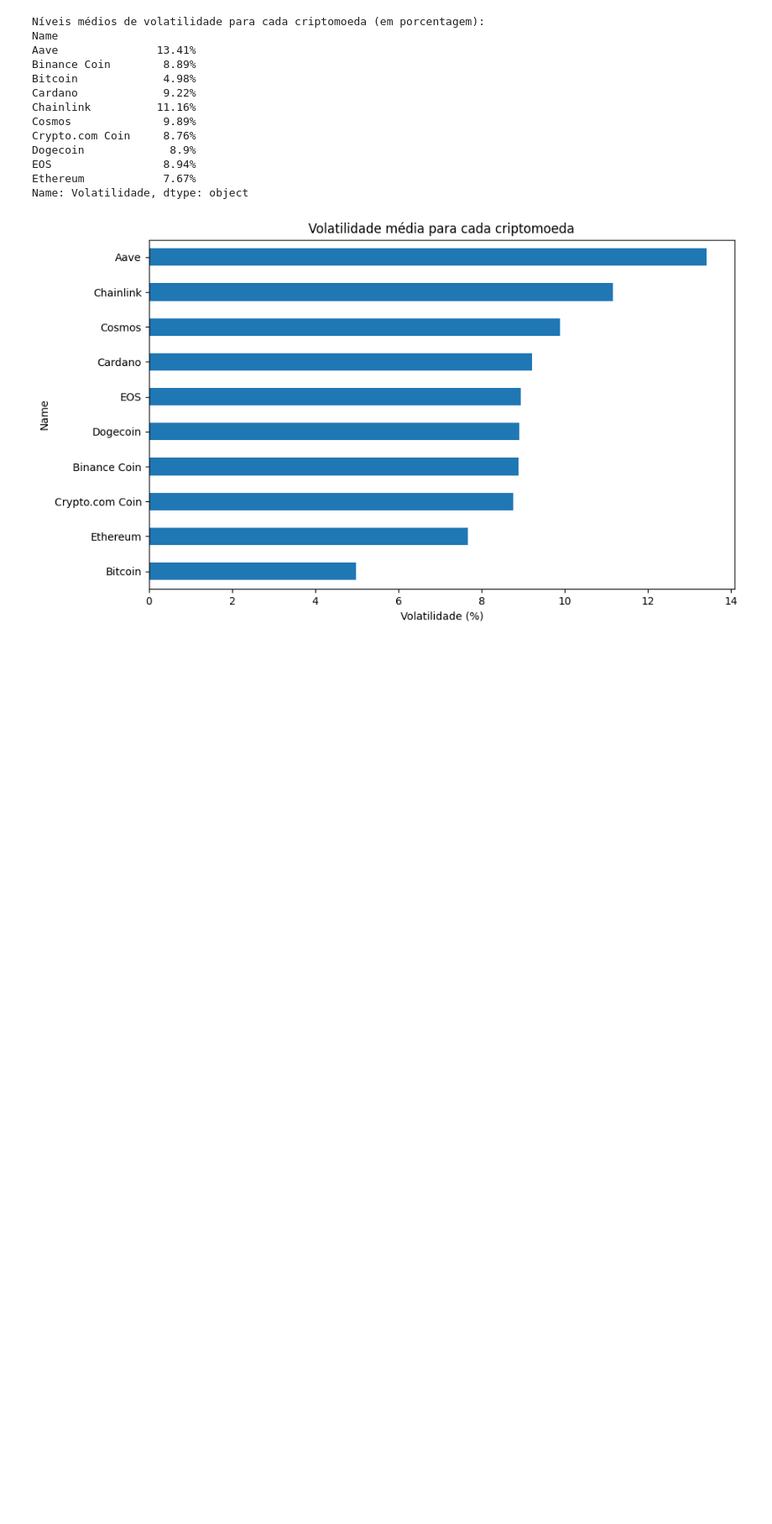
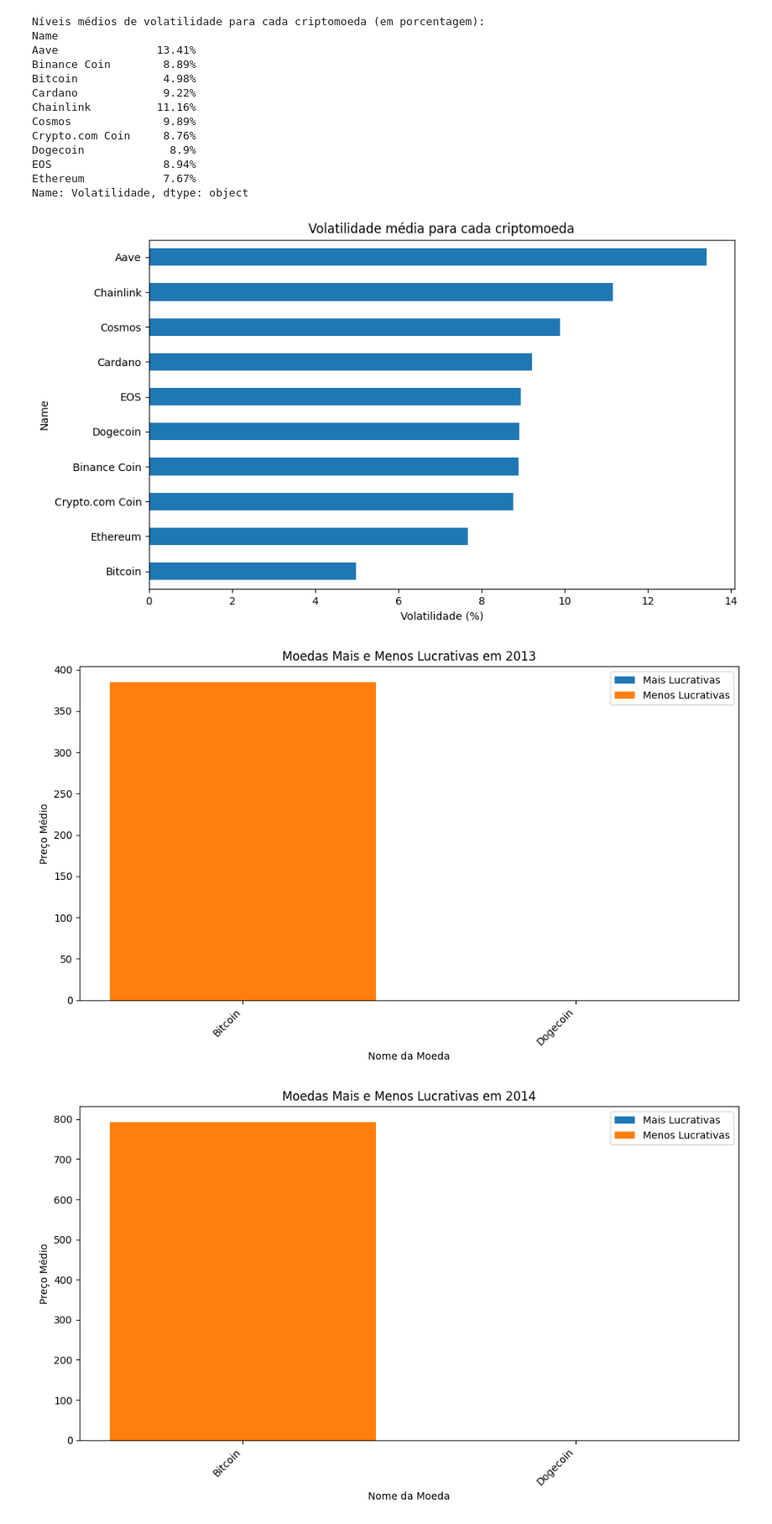
Before and after one commit to samgomes0305/Quantum-Group-of-Funds, a Jupyter notebook: default_file.ipynb, the cells around one changed output. Shown at 84% size. Saved outputs shown, nothing was run; the diff lists cells and outputs as text; code cells hidden in the pictures; blank space fills up the shorter version.

```diff
--- a/default_file.ipynb
+++ b/default_file.ipynb
@@ -217,3 +217,45 @@ EOS                 8.94%
 Ethereum            7.67%
 Name: Volatilidade, dtype: object
 [figure]
+# %%
+# Corrigir a coluna de nome da moeda
+df.rename(columns={'Name': 'Coin Name'}, inplace=True)
+
+df['Date'] = pd.to_datetime(df['Date'])
+
+# Calcular o preço com base em outras colunas (substitua por seu cálculo real)
+df['Price'] = df['Open'] + df['Close'] / 2
+
+# Criar um novo DataFrame com o ano, nome da moeda e a média da coluna 'Preço' para cada ano
+df_year = df.groupby([df['Date'].dt.year, df['Coin Name']])['Price'].mean().reset_index()
+
+# Definir o número de moedas top e bottom
+top_n = 5
+
+# Loop para plotar gráficos por ano
+for year in df_year['Date'].unique():
+    # Filtrar dados do ano
+    df_year_filtered = df_year.loc[df_year['Date'] == year]
+
+    # Ordenar o DataFrame pela coluna 'Preço'
+    df_year_top = df_year_filtered.sort_values(by='Price', ascending=False).head(top_n)
+    df_year_bottom = df_year_filtered.sort_values(by='Price', ascending=True).head(top_n)
+
+    # Criar um gráfico de barras
+    plt.figure(figsize=(10, 6))
+    plt.bar(df_year_top['Coin Name'], df_year_top['Price'], label='Mais Lucrativas')
+    plt.bar(df_year_bottom['Coin Name'], df_year_bottom['Price'], label='Menos Lucrativas')
+
+    # Adicionar rótulos e título
+    plt.xlabel('Nome da Moeda')
+    plt.ylabel('Preço Médio')
+    plt.title(f'Moedas Mais e Menos Lucrativas em {year}')
+
+    # Adicionar legenda e mostrar o gráfico
+    plt.legend()
+    plt.xticks(rotation=45, ha='right')  # Rotacionar os rótulos do eixo x para melhor legibilidade
+    plt.tight_layout()
+    plt.show()
+# %% [output]
+[figure, added]
+[figure, added]
```
Also changed, not shown: parts of 1 cell of this notebook.
